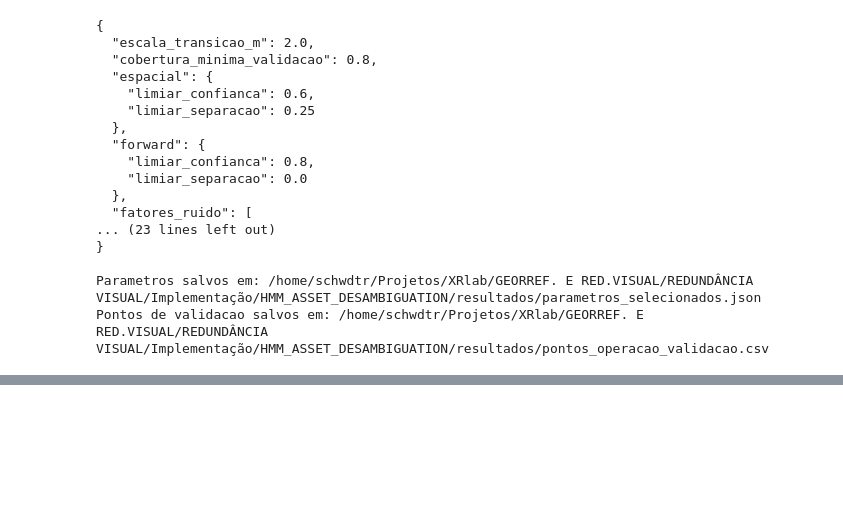
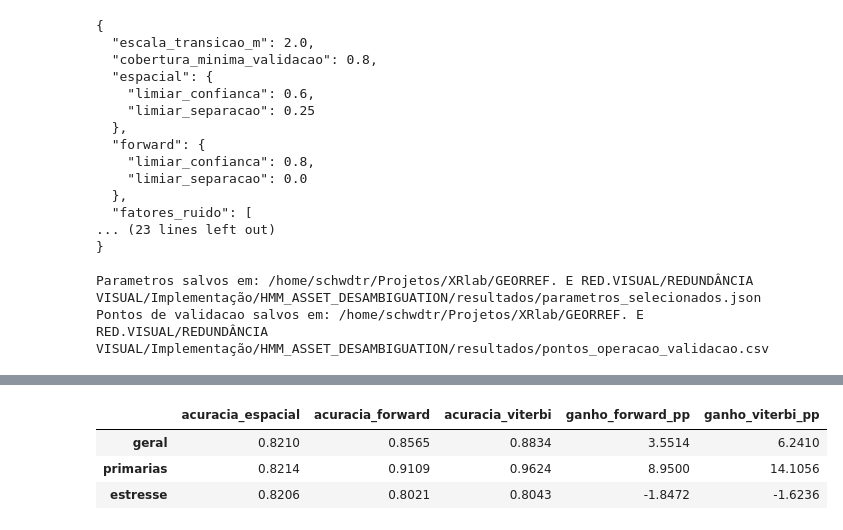
Before and after one commit to gabrieldutraschwaab/asset-disambiguation-hmm, a Jupyter notebook: notebooks/01_cenario_sintetico.ipynb, the cells around one changed output, grey strips where cells are left out. Cells and saved outputs as stored; diff of their text form; code cells hidden in the pictures; blank space fills up the shorter version.

```diff
--- a/notebooks/01_cenario_sintetico.ipynb
+++ b/notebooks/01_cenario_sintetico.ipynb
@@ -2846,0 +3564,86 @@ Pontos de validacao salvos em: /home/schwdtr/Projetos/XRlab/GEORREF. E RED.VISUA
+# %%
+colunas_acerto = [
+    "acerto_espacial",
+    "acerto_forward",
+    "acerto_viterbi",
+]
+
+resultados_teste_analise = (
+    resultados_teste.assign(
+        tipo_rota=np.where(
+            resultados_teste[
+                "nome_sequencia"
+            ].isin(
+                parametros_selecionados[
+                    "rotas_primarias"
+                ]
+            ),
+            "primarias",
+            "estresse",
+        )
+    )
+)
+
+resumo_acuracias_teste = pd.concat(
+    {
+        "geral": (
+            resultados_teste_analise[
+                colunas_acerto
+            ].mean()
+        ),
+        "primarias": (
+            resultados_teste_analise.loc[
+                resultados_teste_analise[
+                    "tipo_rota"
+                ] == "primarias",
+                colunas_acerto,
+            ].mean()
+        ),
+        "estresse": (
+            resultados_teste_analise.loc[
+                resultados_teste_analise[
+                    "tipo_rota"
+                ] == "estresse",
+                colunas_acerto,
+            ].mean()
+        ),
+    },
+    axis=1,
+).T.rename(
+    columns={
+        "acerto_espacial": "acuracia_espacial",
+        "acerto_forward": "acuracia_forward",
+        "acerto_viterbi": "acuracia_viterbi",
+    }
+)
+
+resumo_acuracias_teste[
+    "ganho_forward_pp"
+] = (
+    resumo_acuracias_teste[
+        "acuracia_forward"
+    ]
+    - resumo_acuracias_teste[
+        "acuracia_espacial"
+    ]
+) * 100
+
+resumo_acuracias_teste[
+    "ganho_viterbi_pp"
+] = (
+    resumo_acuracias_teste[
+        "acuracia_viterbi"
+    ]
+    - resumo_acuracias_teste[
+        "acuracia_espacial"
+    ]
+) * 100
+
+display(
+    resumo_acuracias_teste.round(4)
+)
+# %% [output]
+|  | acuracia_espacial | acuracia_forward | acuracia_viterbi | ganho_forward_pp | ganho_viterbi_pp |
+| geral | 0.8210 | 0.8565 | 0.8834 | 3.5514 | 6.2410 |
+| primarias | 0.8214 | 0.9109 | 0.9624 | 8.9500 | 14.1056 |
+| estresse | 0.8206 | 0.8021 | 0.8043 | -1.8472 | -1.6236 |
```
Also changed, not shown: parts of 26 cells of this notebook, 17 other files.
